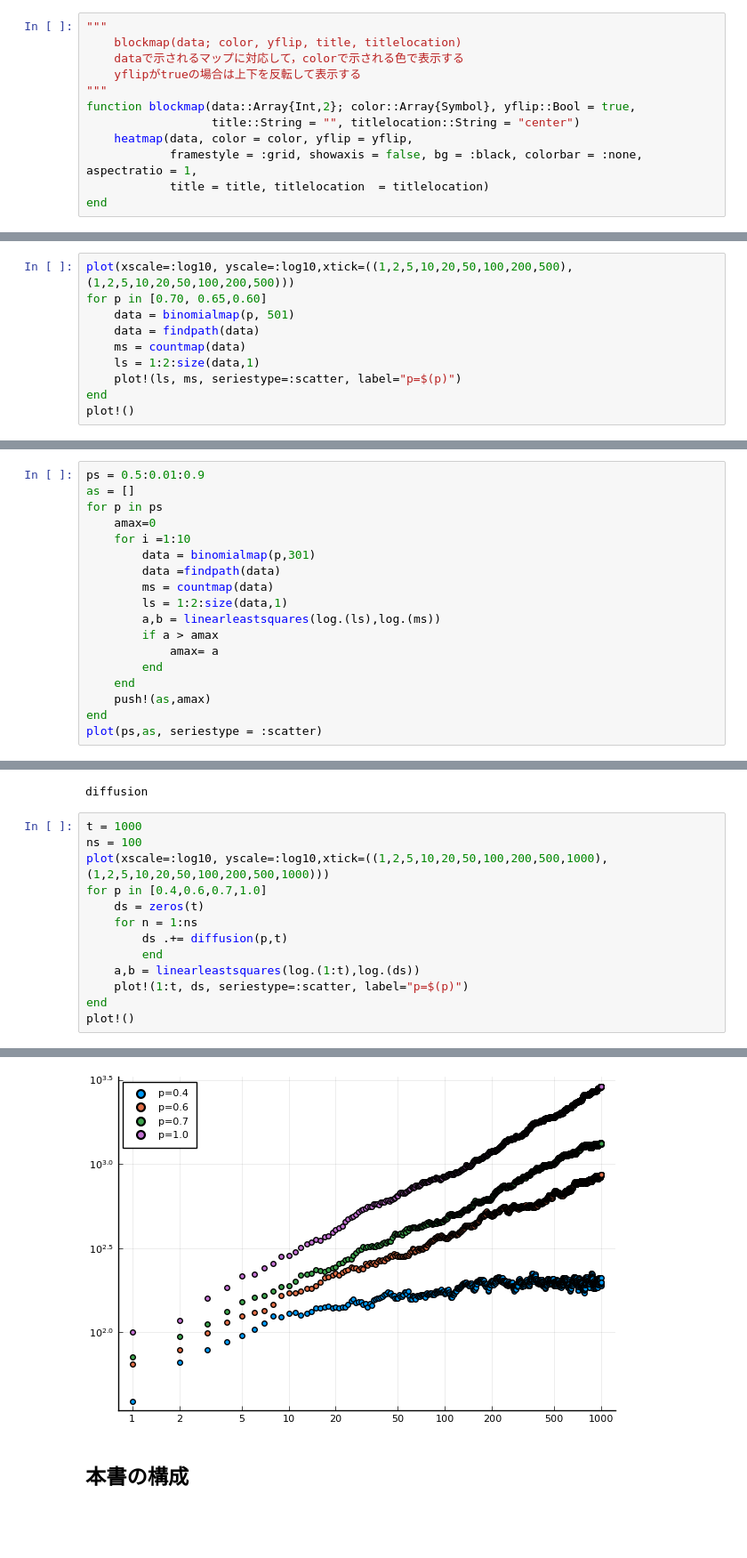
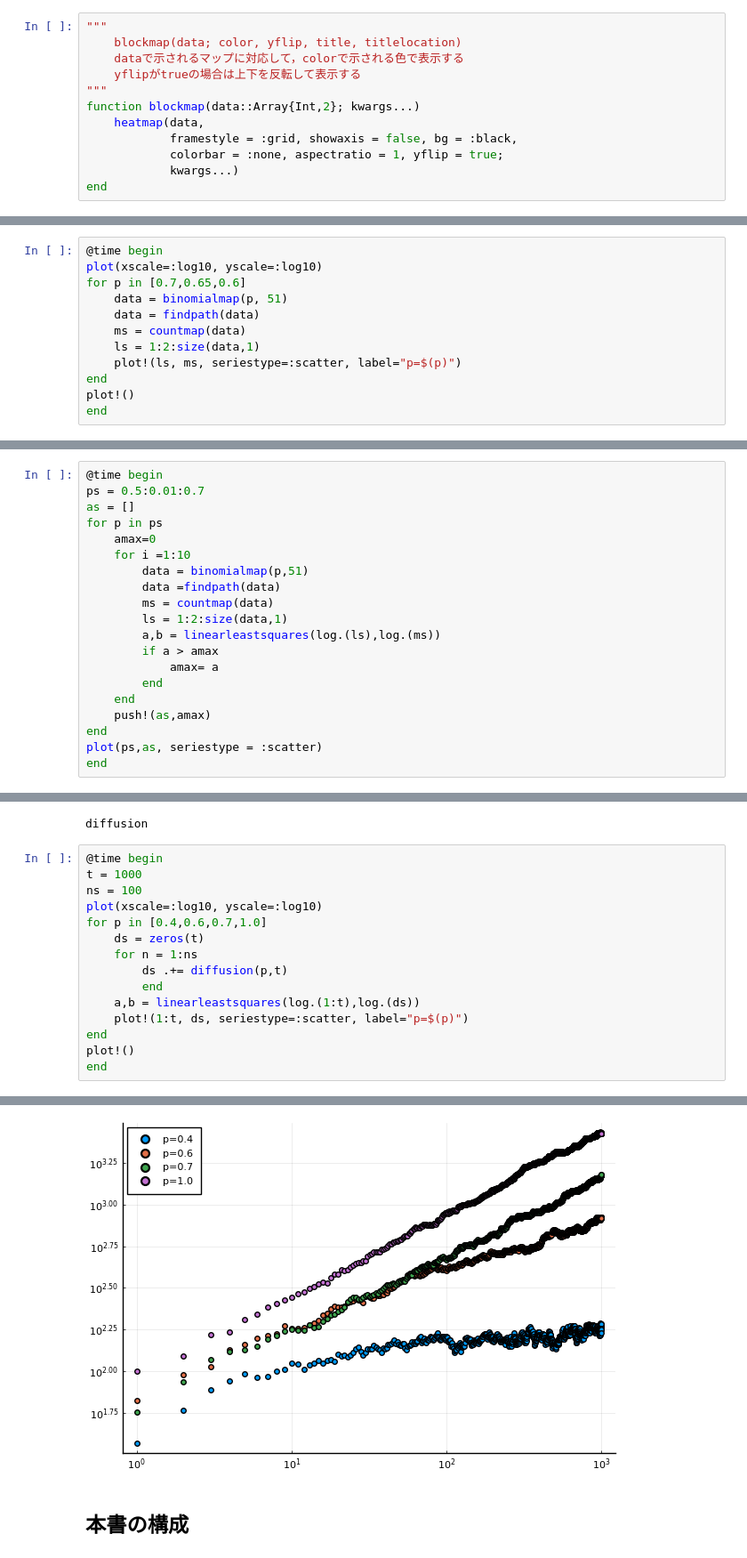
Before and after one commit to HitoshiWako/percolation, a Jupyter notebook: percolation.ipynb, the cells around one changed output, grey strips where cells are left out. Shown at 89% size. Drawn from its saved outputs; the diff is of its cells as text; blank space fills up the shorter version.

```diff
--- a/percolation.ipynb
+++ b/percolation.ipynb
@@ -55,11 +47,11 @@ binomialmap
     dataで示されるマップに対応して，colorで示される色で表示する
     yflipがtrueの場合は上下を反転して表示する
 """
-function blockmap(data::Array{Int,2}; color::Array{Symbol}, yflip::Bool = true,
-                  title::String = "", titlelocation::String = "center")
-    heatmap(data, color = color, yflip = yflip,
-            framestyle = :grid, showaxis = false, bg = :black, colorbar = :none, aspectratio = 1,
-            title = title, titlelocation  = titlelocation)
+function blockmap(data::Array{Int,2}; kwargs...)
+    heatmap(data,
+            framestyle = :grid, showaxis = false, bg = :black,
+            colorbar = :none, aspectratio = 1, yflip = true;
+            kwargs...)
 end
 # %% [output]
 blockmap
@@ -239,13 +244,15 @@ end
 # %% [output]
 countmap
 # %%
-plot(xscale=:log10, yscale=:log10,xtick=((1,2,5,10,20,50,100,200,500),(1,2,5,10,20,50,100,200,500)))
-for p in [0.70, 0.65,0.60]
-    data = binomialmap(p, 501)
+@time begin
+plot(xscale=:log10, yscale=:log10)
+for p in [0.7,0.65,0.6]
+    data = binomialmap(p, 51)
     data = findpath(data)
     ms = countmap(data)
     ls = 1:2:size(data,1)
     plot!(ls, ms, seriestype=:scatter, label="p=$(p)")
 end
 plot!()
+end
 # %% [output]
@@ -264,12 +272,13 @@ end
 # %% [output]
 linearleastsquares
 # %%
-ps = 0.5:0.01:0.9
+@time begin
+ps = 0.5:0.01:0.7
 as = []
 for p in ps
     amax=0
     for i =1:10
-        data = binomialmap(p,301)
+        data = binomialmap(p,51)
         data =findpath(data)
         ms = countmap(data)
         ls = 1:2:size(data,1)
@@ -281,4 +290,5 @@ for p in ps
     push!(as,amax)
 end
 plot(ps,as, seriestype = :scatter)
+end
 # %% [output]
@@ -323,9 +334,10 @@ end
 # %% [output]
 diffusion
 # %%
+@time begin
 t = 1000
 ns = 100
-plot(xscale=:log10, yscale=:log10,xtick=((1,2,5,10,20,50,100,200,500,1000),(1,2,5,10,20,50,100,200,500,1000)))
+plot(xscale=:log10, yscale=:log10)
 for p in [0.4,0.6,0.7,1.0]
     ds = zeros(t)
     for n = 1:ns
@@ -335,4 +347,5 @@ for p in [0.4,0.6,0.7,1.0]
     plot!(1:t, ds, seriestype=:scatter, label="p=$(p)")
 end
 plot!()
+end
 # %% [output]
@@ -339,4 +353,4 @@ plot!()
-[figure, old version]
+[figure, new version]
 # %% [markdown]
 ## 本書の構成
 # %% [markdown]
```
Also changed, not shown: parts of 9 cells of this notebook.
